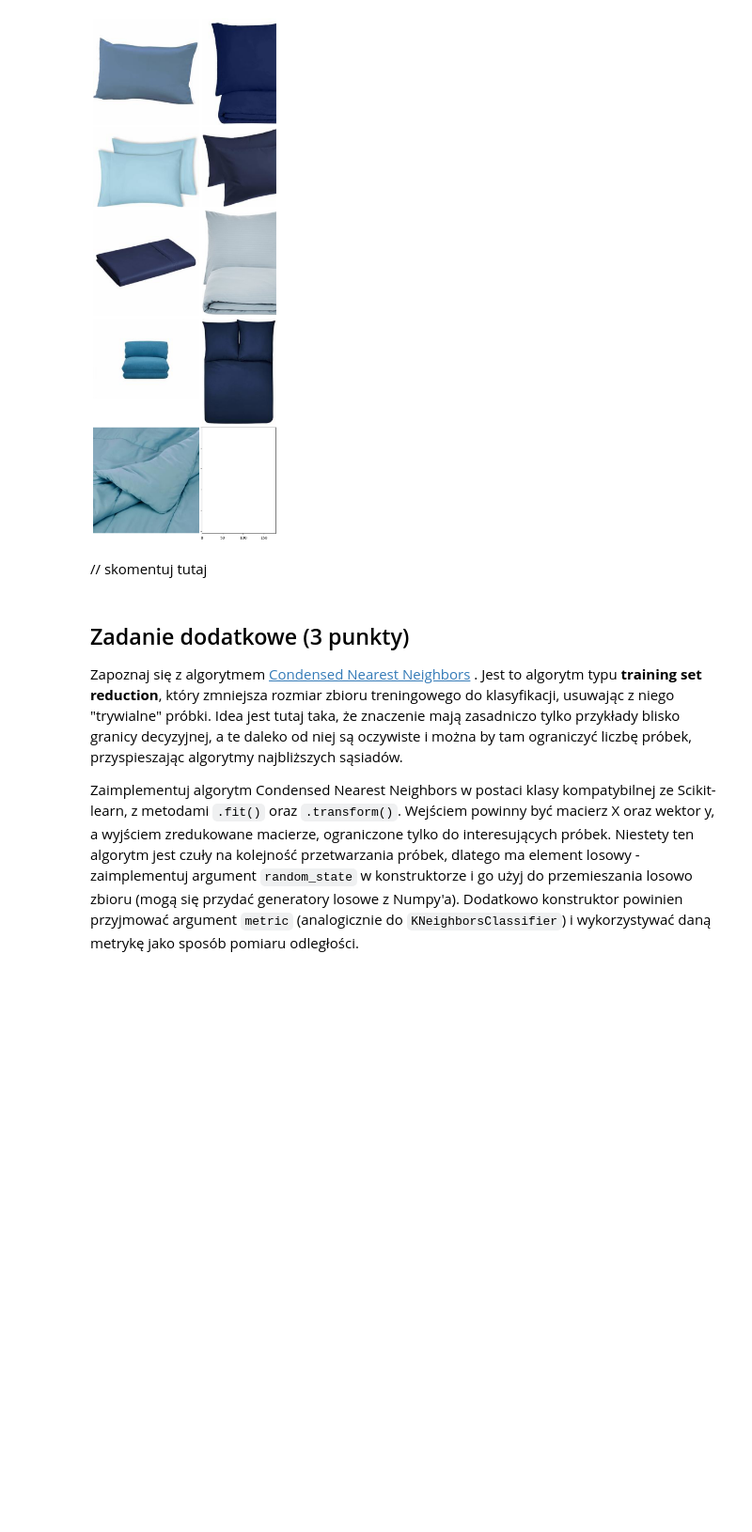
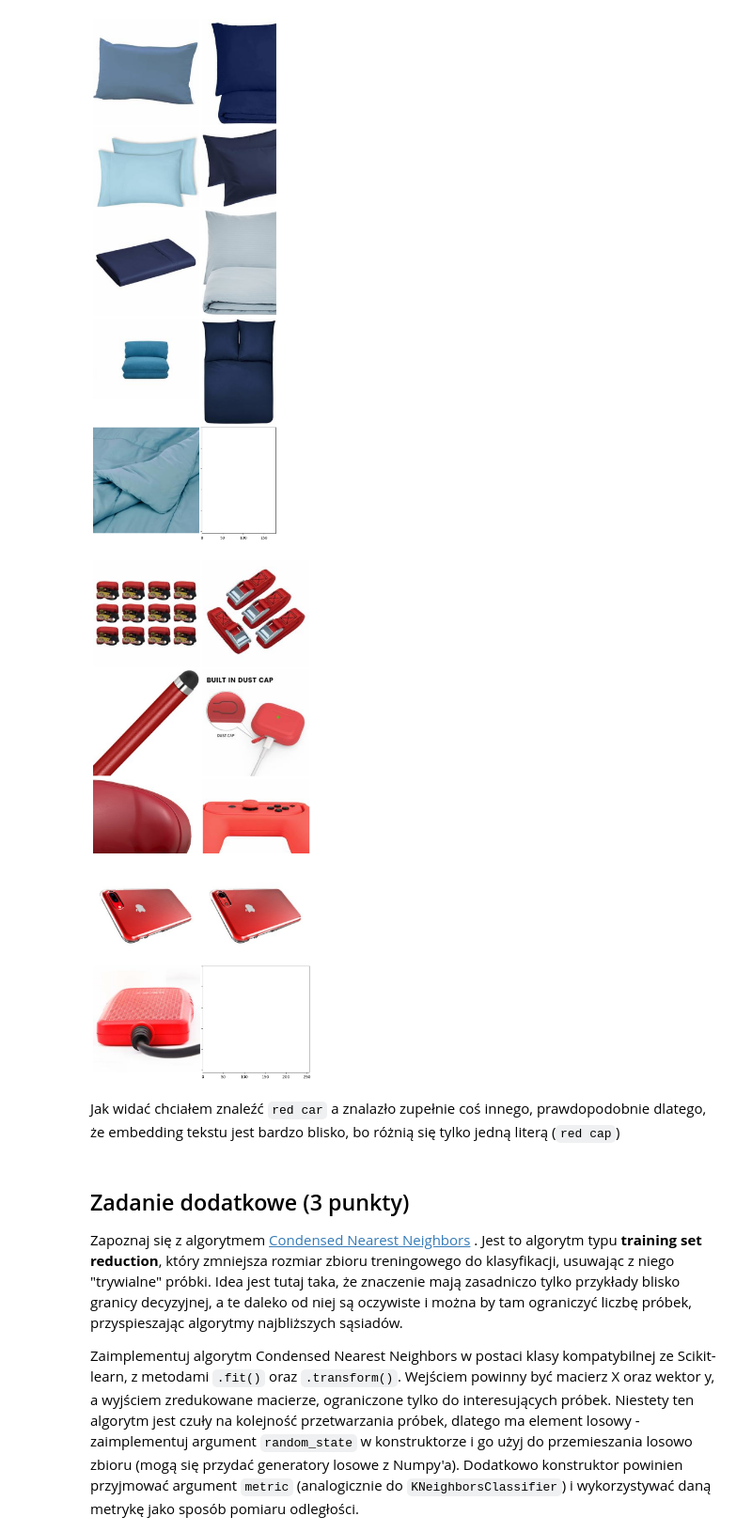
Before and after one commit to farodoc/podstawy-uczenia-maszynowego-24-25, a Jupyter notebook: lab2/notebook.ipynb, the cells around one changed output. Shown at 94% size. Drawn from its saved outputs; the diff is of its cells as text; code cells hidden in the pictures; blank space fills up the shorter version.

````diff
--- a/lab2/notebook.ipynb
+++ b/lab2/notebook.ipynb
@@ -873,8 +870,12 @@ image_search = ImageSearch(image_paths, embeddings)
 image_search.search("blue pillow")
 # %% [output]
 [figure]
-# %% [markdown]
-// skomentuj tutaj
+# %%
+image_search.search("red car")
+# %% [output]
+[figure, added]
+# %% [markdown]
+Jak widać chciałem znaleźć ```red car``` a znalazło zupełnie coś innego, prawdopodobnie dlatego, że embedding tekstu jest bardzo blisko, bo różnią się tylko jedną literą (```red cap```)
 # %% [markdown]
 ## Zadanie dodatkowe (3 punkty)
 
````
Also changed, not shown: parts of 10 cells of this notebook.
